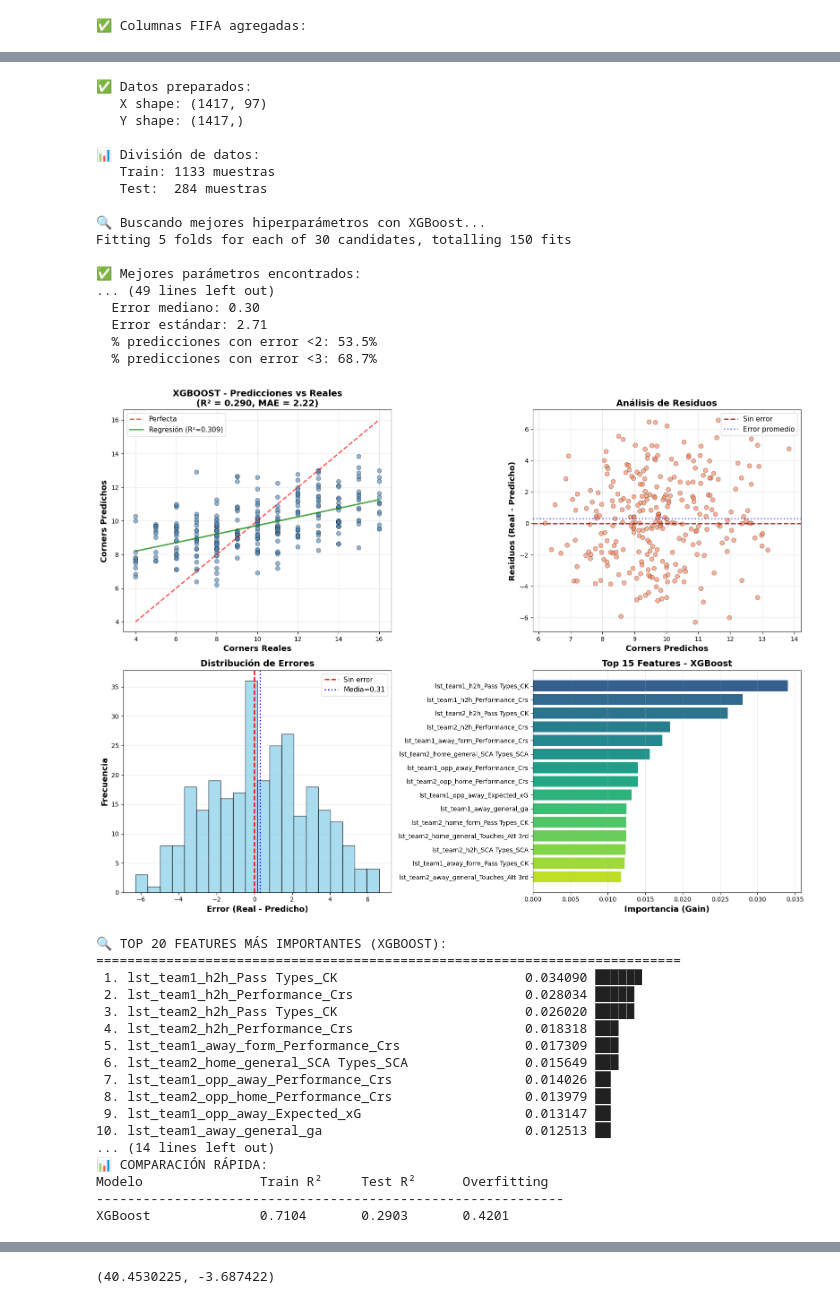
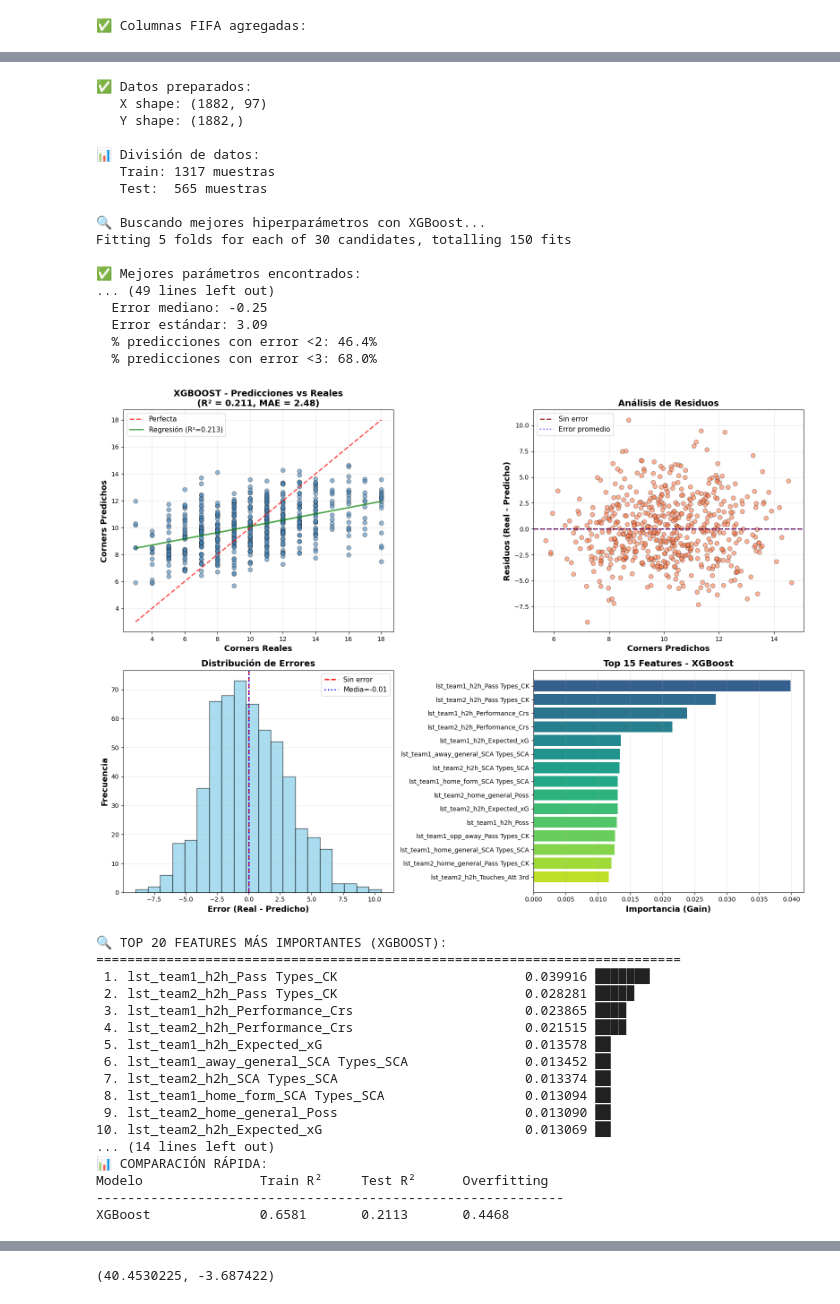
Before and after one commit to danielsaed/futbol_corners_forecast, a Jupyter notebook: testest.ipynb, the cells around one changed output, grey strips where cells are left out. Drawn from its saved outputs; the diff is of its cells as text; code cells hidden in the pictures.

```diff
--- a/testest.ipynb
+++ b/testest.ipynb
@@ -44,7 +1085,7 @@ np.float64(0.6028674006491892)
 # %%
 import soccerdata as sd
 import pandas as pd
-fbref = sd.FBref(leagues="FRA-Ligue 1", seasons=2019)
+fbref = sd.FBref(leagues="NED-Eredivisie", seasons=2025)
 team_season_shooting = fbref.read_team_match_stats(stat_type="shooting",opponent_stats = False)
 team_season_passing_types = fbref.read_team_match_stats(stat_type="passing_types",opponent_stats = False)
 team_season_goalkeeping = fbref.read_team_match_stats(stat_type="keeper",opponent_stats = False)
@@ -164,19 +1278,0 @@ lst_1 = [row for row in lst_1 if row[3] != "1718"]
-# %%
-# Opción 1: Concatenar verticalmente (apilar filas) - MÁS COMÚN
-df_database = pd.concat(dic_historic.values(), ignore_index=True)
-
-df_database = df_database[df_database['round'].str.contains("Matchweek", na=False)]
-df_database['round'] = df_database['round'].str.replace("Matchweek ","")
-
-df_database['round'] = df_database['round'].astype(int)
-df_database['GF'] = df_database['GF'].astype(int)
-df_database['GA'] = df_database['GA'].astype(int)
-
-df_database_export = df_database.copy()
-
-df_database_export = df_database_export.drop_duplicates(subset=["game"])
-df_database_export = df_database_export[["local","away","round","season","date"]]
-lst_1=df_database_export.values.tolist()
-
-# Crear nueva lista sin elementos que cumplan condición
-lst_1 = [row for row in lst_1 if row[3] != "1718"]
@@ -927,7 +2579,7 @@ import joblib
 
 y_array = np.array(y).flatten()
 
-mask = (y_array >= 4) & (y_array <= 16)
+mask = (y_array >= 3) & (y_array <= 18)
 
 # Aplicar filtro
 df_data1 = df_data.copy()
@@ -968,7 +2620,7 @@ X_scaled = pd.DataFrame(
 X_train, X_test, y_train, y_test = train_test_split(
     X_scaled,
     y_array,
-    test_size=0.2,
+    test_size=0.30,
     random_state=42,
     shuffle=True
 )
@@ -1028,7 +2680,7 @@ for param, value in rs.best_params_.items():
 
 # Split interno para validación
 X_tr, X_val, y_tr, y_val = train_test_split(
-    X_train, y_train, test_size=0.2, random_state=43
+    X_train, y_train, test_size=0.3, random_state=43
 )
 
 # Crear modelo con mejores parámetros
@@ -1209,56 +2861,56 @@ for idx, (_, row) in enumerate(top_features.iterrows(), 1):
 # ===========================
 # 10. GUARDAR MODELO Y SCALER
 # ===========================
 
 joblib.dump(xgb_model, 'xgboost_corners_optimized.pkl')
 joblib.dump(scaler, 'scaler_corners_xgb.pkl')
 print("\n💾 Modelo guardado como 'xgboost_corners_optimized.pkl'")
 print("💾 Scaler guardado como 'scaler_corners_xgb.pkl'")
 
 # ===========================
 # 11. COMPARACIÓN VISUAL CON RANDOM FOREST (OPCIONAL)
 # ===========================
 
 print("\n📊 COMPARACIÓN RÁPIDA:")
 print(f"{'Modelo':<20} {'Train R²':<12} {'Test R²':<12} {'Overfitting':<12}")
 print("-" * 60)
 print(f"{'XGBoost':<20} {train_r2:<12.4f} {test_r2:<12.4f} {abs(train_r2-test_r2):<12.4f}")
 
 # Si ya tienes el modelo Random Forest cargado, puedes comparar:
 # print(f"{'Random Forest':<20} {rf_train_r2:<12.4f} {rf_test_r2:<12.4f} {abs(rf_train_r2-rf_test_r2):<12.4f}")
 # %% [output]
 ✅ Datos preparados:
-   X shape: (1417, 97)
-   Y shape: (1417,)
+   X shape: (1882, 97)
+   Y shape: (1882,)
 
 📊 División de datos:
-   Train: 1133 muestras
-   Test:  284 muestras
+   Train: 1317 muestras
+   Test:  565 muestras
 
 🔍 Buscando mejores hiperparámetros con XGBoost...
 Fitting 5 folds for each of 30 candidates, totalling 150 fits
 
 ✅ Mejores parámetros encontrados:
 ... (49 lines left out)
-  Error mediano: 0.30
-  Error estándar: 2.71
-  % predicciones con error <2: 53.5%
-  % predicciones con error <3: 68.7%
+  Error mediano: -0.25
+  Error estándar: 3.09
+  % predicciones con error <2: 46.4%
+  % predicciones con error <3: 68.0%
-[figure, old version]
+[figure, new version]
 🔍 TOP 20 FEATURES MÁS IMPORTANTES (XGBOOST):
 ===========================================================================
- 1. lst_team1_h2h_Pass Types_CK                        0.034090 ██████
- 2. lst_team1_h2h_Performance_Crs                      0.028034 █████
- 3. lst_team2_h2h_Pass Types_CK                        0.026020 █████
- 4. lst_team2_h2h_Performance_Crs                      0.018318 ███
- 5. lst_team1_away_form_Performance_Crs                0.017309 ███
- 6. lst_team2_home_general_SCA Types_SCA               0.015649 ███
- 7. lst_team1_opp_away_Performance_Crs                 0.014026 ██
- 8. lst_team2_opp_home_Performance_Crs                 0.013979 ██
- 9. lst_team1_opp_away_Expected_xG                     0.013147 ██
-10. lst_team1_away_general_ga                          0.012513 ██
+ 1. lst_team1_h2h_Pass Types_CK                        0.039916 ███████
+ 2. lst_team2_h2h_Pass Types_CK                        0.028281 █████
+ 3. lst_team1_h2h_Performance_Crs                      0.023865 ████
+ 4. lst_team2_h2h_Performance_Crs                      0.021515 ████
+ 5. lst_team1_h2h_Expected_xG                          0.013578 ██
+ 6. lst_team1_away_general_SCA Types_SCA               0.013452 ██
+ 7. lst_team2_h2h_SCA Types_SCA                        0.013374 ██
+ 8. lst_team1_home_form_SCA Types_SCA                  0.013094 ██
+ 9. lst_team2_home_general_Poss                        0.013090 ██
+10. lst_team2_h2h_Expected_xG                          0.013069 ██
 ... (14 lines left out)
 📊 COMPARACIÓN RÁPIDA:
 Modelo               Train R²     Test R²      Overfitting
 ------------------------------------------------------------
-XGBoost              0.7104       0.2903       0.4201
+XGBoost              0.6581       0.2113       0.4468
```
Also changed, not shown: parts of 17 cells of this notebook.
